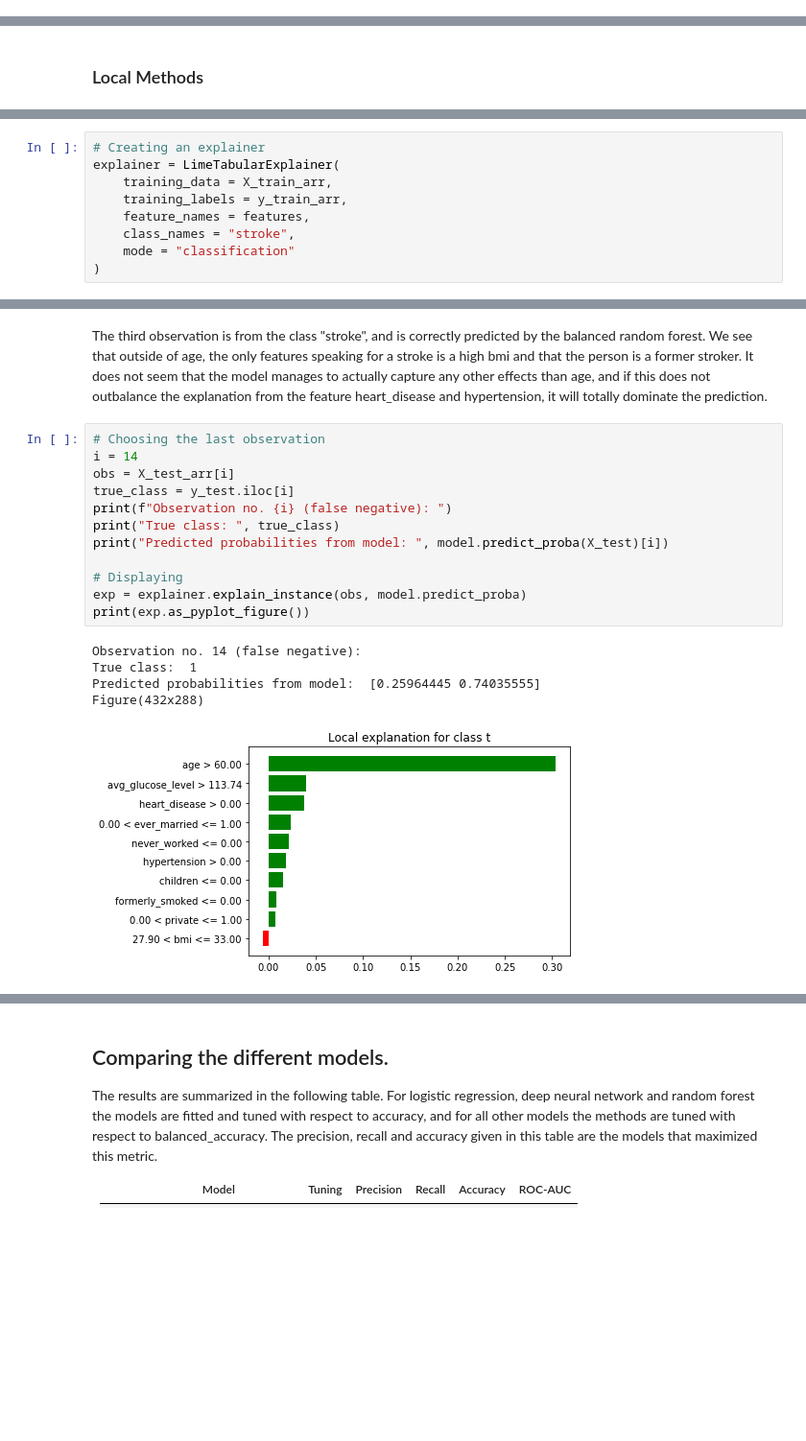
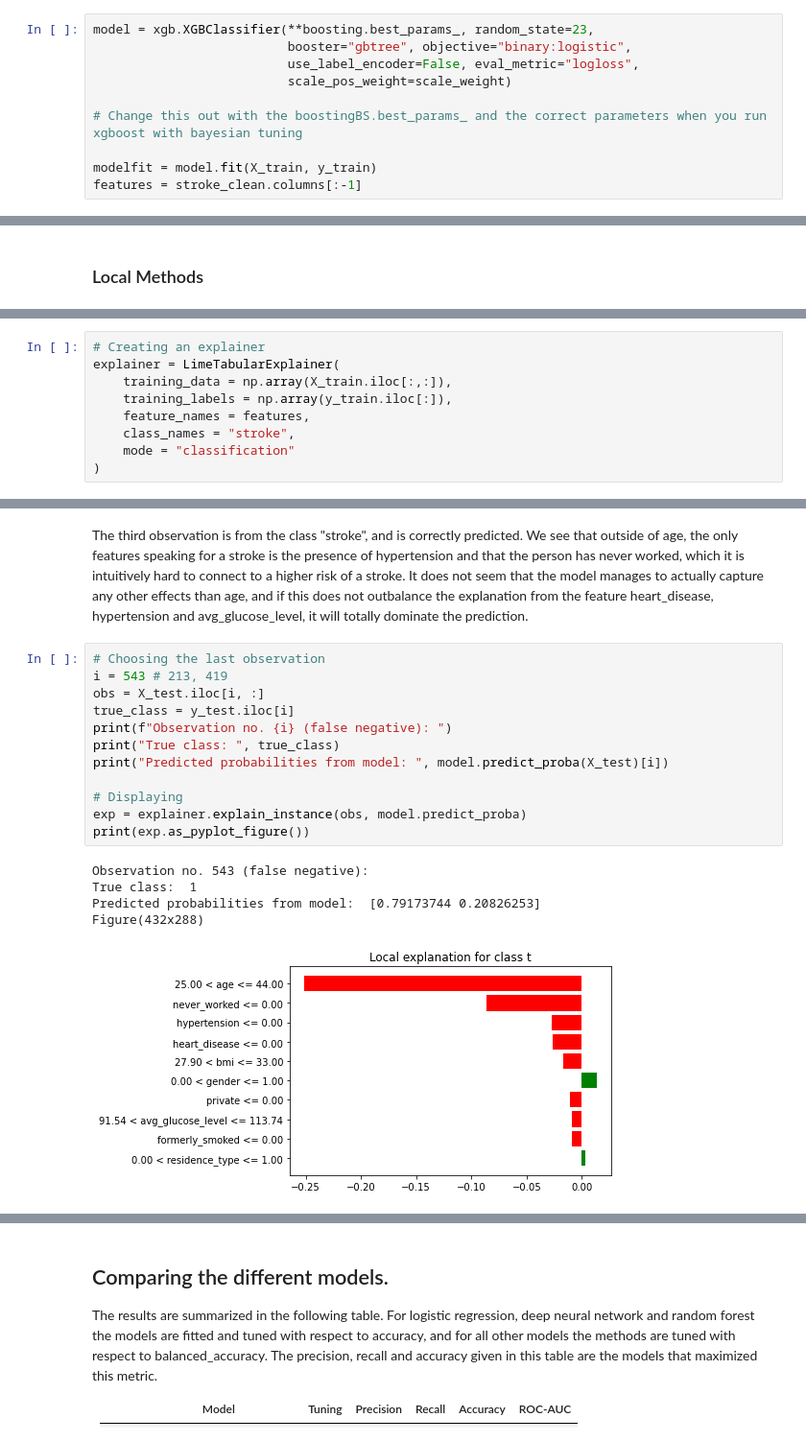
Before and after one commit to ebbeberge/stroke-classification, a Jupyter notebook: Index.ipynb, the cells around one changed output, grey strips where cells are left out. Shown at 96% size. Drawn from its saved outputs; the diff is of its cells as text; blank space fills up the shorter version.

```diff
--- a/Index.ipynb
+++ b/Index.ipynb
@@ -1074,3 +989,13 @@ features = stroke_clean.columns[:-1]
+# %%
+model = xgb.XGBClassifier(**boosting.best_params_, random_state=23,
+                          booster="gbtree", objective="binary:logistic",
+                          use_label_encoder=False, eval_metric="logloss",
+                          scale_pos_weight=scale_weight)
+
+# Change this out with the boostingBS.best_params_ and the correct parameters when you run xgboost with bayesian tuning
+
+modelfit = model.fit(X_train, y_train)
+features = stroke_clean.columns[:-1]
 # %% [markdown]
 ### Global methods
 
@@ -1120,8 +1043,8 @@ We choose 4 observations from the test set, one from each square of the confusio
 # %%
 # Creating an explainer
 explainer = LimeTabularExplainer(
-    training_data = X_train_arr,
-    training_labels = y_train_arr,
+    training_data = np.array(X_train.iloc[:,:]),
+    training_labels = np.array(y_train.iloc[:]),
     feature_names = features,
     class_names = "stroke",
     mode = "classification"
@@ -1186,20 +1109,20 @@ Figure(432x288)
 # %% [markdown]
-The third observation is from the class "stroke", and is correctly predicted by the balanced random forest. We see that outside of age, the only features speaking for a stroke is a high bmi and that the person is a former stroker. It does not seem that the model manages to actually capture any other effects than age, and if this does not outbalance the explanation from the feature heart_disease and hypertension, it will totally dominate the prediction.
+The third observation is from the class "stroke", and is correctly predicted. We see that outside of age, the only features speaking for a stroke is the presence of hypertension and that the person has never worked, which it is intuitively hard to connect to a higher risk of a stroke. It does not seem that the model manages to actually capture any other effects than age, and if this does not outbalance the explanation from the feature heart_disease, hypertension and avg_glucose_level, it will totally dominate the prediction.
 # %%
 # Choosing the last observation
-i = 14
-obs = X_test_arr[i]
+i = 543 # 213, 419
+obs = X_test.iloc[i, :]
 true_class = y_test.iloc[i]
 print(f"Observation no. {i} (false negative): ")
 print("True class: ", true_class)
 print("Predicted probabilities from model: ", model.predict_proba(X_test)[i])
 
 # Displaying
 exp = explainer.explain_instance(obs, model.predict_proba)
 print(exp.as_pyplot_figure())
 # %% [output]
-Observation no. 14 (false negative):
+Observation no. 543 (false negative):
 True class:  1
-Predicted probabilities from model:  [0.25964445 0.74035555]
+Predicted probabilities from model:  [0.79173744 0.20826253]
 Figure(432x288)
-[figure, old version]
+[figure, new version]
```
Also changed, not shown: parts of 45 cells of this notebook.
